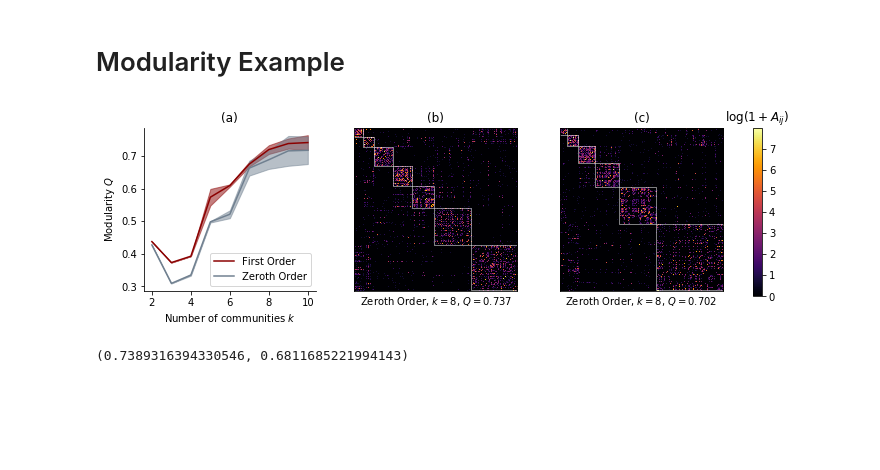
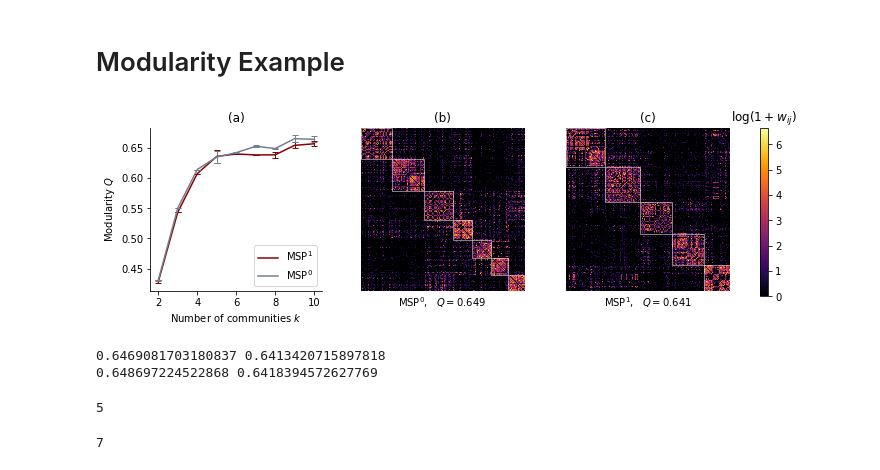
Before and after one commit to PhilChodrow/multigraph_moments, a Jupyter notebook: modularity.ipynb, the cells around one changed output. Drawn from its saved outputs; the diff is of its cells as text; code cells hidden in the pictures; blank space fills up the shorter version.

```diff
--- a/modularity.ipynb
+++ b/modularity.ipynb
@@ -156,21 +165,20 @@ k = 8
 
 num_unique1 = 1
 num_unique2 = 2
-while num_unique1 != num_unique2:
-    ell1, Q1 = find_best_clustering(A, W, k, 500)
-    num_unique1 = len(np.unique(ell1))
-    ell2, Q2 = find_best_clustering(A, W_NG, k, 500)
-    num_unique2 = len(np.unique(ell2))
+# while num_unique1 != num_unique2:
+#     print('trying')
+ell1, Q1 = find_best_clustering(A, W, k, 500)
+num_unique1 = len(np.unique(ell1))
+ell2, Q2 = find_best_clustering(A, W_NG, k, 500)
+num_unique2 = len(np.unique(ell2))
 
 sig1 = np.sqrt(np.var(one_hot(ell1).sum(axis = 0)))
 sig2 = np.sqrt(np.var(one_hot(ell2).sum(axis = 0)))
 # %%
 def reorder_labels(x):
-    y = np.bincount(x)
-    ii = np.nonzero(y)[0]
-    new_labels = rankdata(y)
-    out = np.array([new_labels[i].astype(int) for i in x])
-    return(out)
+    counts = np.bincount(x)
+    lookup = np.argsort(np.argsort(-counts))
+    return(np.array([lookup[i] for i in x]).astype(int))
 # %%
 ell1 = reorder_labels(ell1.astype(int))
 ell2 = reorder_labels(ell2.astype(int))
@@ -186,14 +194,17 @@ sig_mul = 2
 
 sig = np.sqrt(np.var(v, axis = 1))
 mu = v.mean(axis = 1)
-ax3.plot(x_axis, mu, label = 'First Order', color = 'darkred')
-ax3.fill_between(x_axis, mu + sig_mul*sig, mu-sig_mul*sig, alpha = .5, color = 'darkred')
+ax3.plot(x_axis, mu, label = '$\mathrm{MSP}^1$', color = 'darkred')
+ax3.errorbar(x_axis, mu, yerr = sig_mul*sig, fmt = 'none', color = 'darkred', elinewidth=1, capsize = 3)
+# ax3.fill_between(x_axis, mu + sig_mul*sig, mu-sig_mul*sig, alpha = .4, color = 'darkred')
 
 
 sig = np.sqrt(np.var(v_NG, axis = 1))
 mu = v_NG.mean(axis = 1)
-plt.plot(x_axis, mu, label = 'Zeroth Order', color = 'slategrey')
-plt.fill_between(x_axis, mu + sig_mul*sig, mu-sig_mul*sig, alpha = .5, color = 'slategrey')
+ax3.plot(x_axis, mu, label = '$\mathrm{MSP}^0$', color = 'slategrey')
+ax3.errorbar(x_axis, mu, yerr = sig_mul*sig, fmt = 'none', color = 'slategrey', elinewidth=1, capsize = 3)
+
+# plt.fill_between(x_axis, mu + sig_mul*sig, mu-sig_mul*sig, alpha = .4, color = 'slategrey')
 
 
 ax3.set(xlabel = r'Number of communities $k$',
@@ -206,59 +217,74 @@ ax3.spines['right'].set_visible(False)
 ax3.spines['top'].set_visible(False)
 
 
-ax = fig.add_subplot(132)
+ax = fig.add_subplot(133)
 
 ax.imshow(degree_sort(np.log(1+A), ell1), cmap = 'inferno', interpolation = 'nearest')
 
 # nx.draw_networkx_nodes(g, pos = pos, node_color = ell, cmap = 'jet', node_size = 10, ax = ax)
 # nx.draw_networkx_edges(g, pos = pos, edge_color = 'grey', alpha = .1, ax = ax)
-ax.set(title = '(b)' ,
-       xlabel = 'Zeroth Order, $k = $' + str(k)+  r', $Q = $' + str(round(Q1, 3)))
+ax.set(title = '(c)' ,
+       xlabel = r'$\mathrm{MSP}^1$, $\;$ $Q = $' + str(round(Q1, 3)))
 
 sig = np.sqrt(np.var(one_hot(ell2).sum(axis = 0)))
-ax2 = fig.add_subplot(133)
+ax2 = fig.add_subplot(132)
 im = ax2.imshow(degree_sort(np.log(1+A), ell2), cmap = 'inferno', interpolation = 'nearest')
 
 # nx.draw_networkx_nodes(g, pos = pos, node_color = ell, cmap = 'jet', node_size = 10, ax = ax2)
 # nx.draw_networkx_edges(g, pos = pos, edge_color = 'grey', alpha = .1, ax = ax2)
-title = ax2.set(title = '(c)',
-        xlabel = 'Zeroth Order, $k = $' + str(k)+  r', $Q = $' + str(round(Q2, 3)))
+title = ax2.set(title = '(b)',
+        xlabel = r'$\mathrm{MSP}^{0}$, $\;$ $Q = $' + str(round(Q2, 3)))
 
 ix1 = np.array([0,0])
 ix2 = np.array([0,0])
 
 for i in np.unique(ell1):
     j = (ell1 == i).sum()
-    rect = patches.Rectangle(ix1-1.5,j,j,linewidth=.5,edgecolor='w',facecolor='none')
+    rect = patches.Rectangle(ix1-.5,j,j,linewidth=.5,edgecolor='w',facecolor='none')
     ax.add_patch(rect)
     ix1 += np.array([j,j])
 
 for i in np.unique(ell2):
     j = (ell2 == i).sum()
-    rect = patches.Rectangle(ix2-1.5,j,j,linewidth=.5,edgecolor='w',facecolor='none')
+    rect = patches.Rectangle(ix2-.5,j,j,linewidth=.5,edgecolor='w',facecolor='none')
     ax2.add_patch(rect)
     ix2 += np.array([j,j])
 
 
 for x in [ax, ax2]:
     x.tick_params(
         which='both',      # both major and minor ticks are affected
         bottom=False,      # ticks along the bottom edge are off
         top=False,         # ticks along the top edge are off
         right=False,
         left=False,
         labelbottom=False,
         labelleft=False,
         length = 0)
 
+for AX in [ax, ax2]:
+    for loc in ['top', 'right', 'bottom', 'left']:
+        AX.spines[loc].set_visible(False)
+
 fig.subplots_adjust(right=0.8)
 cbar_ax = fig.add_axes([0.83, 0.1, 0.01, 0.78])
 cbar = fig.colorbar(im, cax=cbar_ax)
-cbar_ax.set(title = '$\log (1 + A_{ij})$')
-plt.savefig('../../Downloads/modularity.pdf',bbox_inches = 'tight')
+cbar_ax.set(title = '$\log (1 + w_{ij})$')
+plt.savefig('../../Downloads/modularity_primary_school.pdf',bbox_inches = 'tight')
 # %% [output]
-[figure, old version]
+[figure, new version]
 # %%
-modularity(A, W_NG, one_hot(ell1)), modularity(A, W, one_hot(ell2))
+print(modularity(A, W_NG, one_hot(ell1)), modularity(A, W, one_hot(ell1)))
+
+print(modularity(A, W_NG, one_hot(ell2)), modularity(A, W, one_hot(ell2)))
 # %% [output]
-(0.7389316394330546, 0.6811685221994143)
+0.6469081703180837 0.6413420715897818
+0.648697224522868 0.6418394572627769
+# %%
+num_unique1
+# %% [output]
+5
+# %%
+num_unique2
+# %% [output]
+7
```
Also changed, not shown: parts of 9 cells of this notebook, 6 other files.
